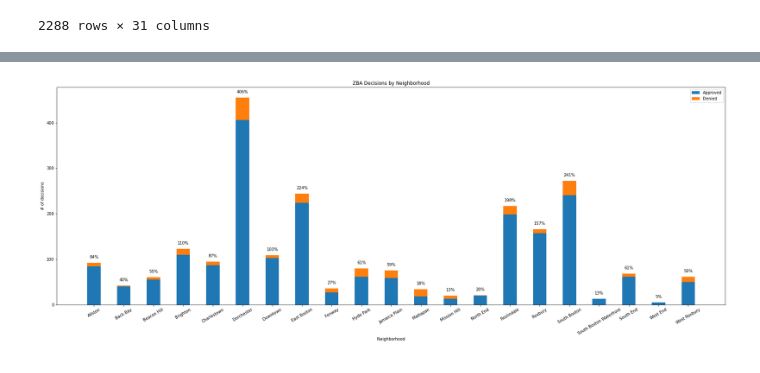
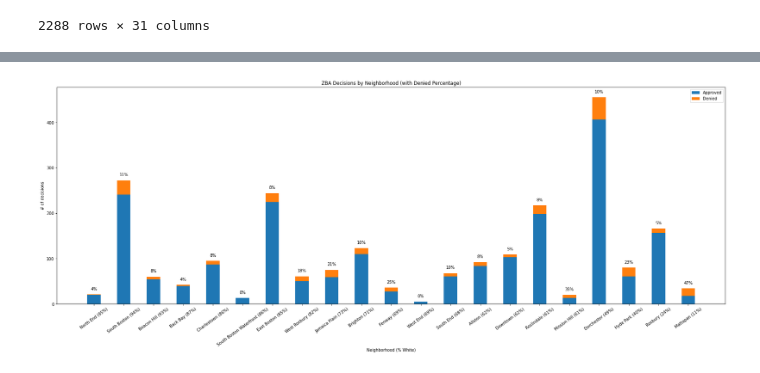
Before and after one commit to BU-Spark/CS506-Fall2020-Projects, a Jupyter notebook: bay_state_banner/deliverable_1/zba_analysis.ipynb, the cells around one changed output, grey strips where cells are left out. Cells and saved outputs as stored; diff of their text form; code cells hidden in the pictures.

Commit message:
Even BETTER chart

```diff
--- a/bay_state_banner/deliverable_1/zba_analysis.ipynb
+++ b/bay_state_banner/deliverable_1/zba_analysis.ipynb
@@ -248,9 +248,12 @@ decisions_with_demos
 2288 rows × 31 columns
 # %%
 grouped_neighs = decisions_with_demos.groupby('Neighborhood')
-grouped_neighs_size = grouped_neighs.agg("size")
+grouped_neighs_stats = grouped_neighs.agg(["size", np.mean])['White Proportion']
 grouped_neighs_approved = decisions_with_demos[decisions_with_demos['Decision (Approve/Reject)'] == 'Approved'].groupby('Neighborhood')
-grouped_neighs_approved_size = grouped_neighs_approved.agg("size")
+grouped_neighs_approved_size = grouped_neighs_approved.agg(["size", np.mean])['White Proportion']
+grouped_neighs_approved_size['Real Mean'] = grouped_neighs_stats['mean']
+grouped_neighs_approved_size = grouped_neighs_approved_size.sort_values('Real Mean', ascending=False)['size']
+grouped_neighs_stats = grouped_neighs_stats.sort_values('mean', ascending=False)
 grouped_neighs_approved_size
 # %% [output]
 Neighborhood
@@ -273,33 +297,34 @@ dtype: int64
 # %%
 num_approved = grouped_neighs_approved_size.values
-num_denied = np.array(grouped_neighs_size.values) - np.array(grouped_neighs_approved_size.values)
+num_denied = np.array(grouped_neighs_stats['size'].values) - np.array(grouped_neighs_approved_size.values)
 width = 0.45
 
 plt.figure(figsize=[30, 10])
-plt.title("ZBA Decisions by Neighborhood")
-plt.xlabel("Neighborhood")
+plt.title("ZBA Decisions by Neighborhood (with Denied Percentage)")
+plt.xlabel("Neighborhood (% White)")
 plt.ylabel("# of decisions")
 
 ind = np.arange(len(grouped_neighs))
 p1 = plt.bar(ind, num_approved, width, label="Approved")
 p2 = plt.bar(ind, num_denied, width, bottom=num_approved, label="Denied")
 
 plt.legend()
-plt.xticks(ind, np.array(grouped_neighs_size.index), rotation=30)
+xtix = [grouped_neighs_stats['size'].index[i] + " (" + str(int(grouped_neighs_stats['mean'][i])) + "%)" for i in range(len(grouped_neighs_stats['size'].index))]
+plt.xticks(ind, xtix, rotation=36)
 
 def autolabel(rects):
     """
     Attach a text label above each bar displaying its height
     """
     for i in range(len(rects)):
         rect = rects[i]
         height = rect.get_height()
-        plt.text(rect.get_x() + rect.get_width()/2., grouped_neighs_size[i] + 8,
-                '%d%%' % int(height),
+        plt.text(rect.get_x() + rect.get_width()/2., grouped_neighs_stats['size'][i] + 8,
+                '%d%%' % ((num_denied[i] / (num_denied[i] + num_approved[i])) * 100),
                 ha='center', va='bottom')
 
 autolabel(p1)
 
 plt.show()
 # %% [output]
-[figure, old version]
+[figure, new version]
```
Also changed, not shown: parts of 2 cells of this notebook.
